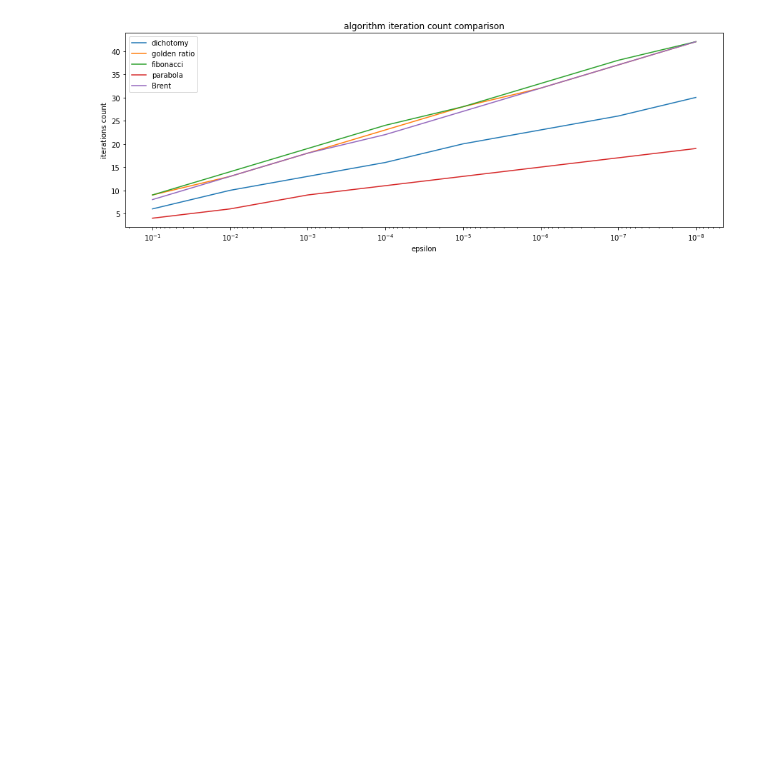
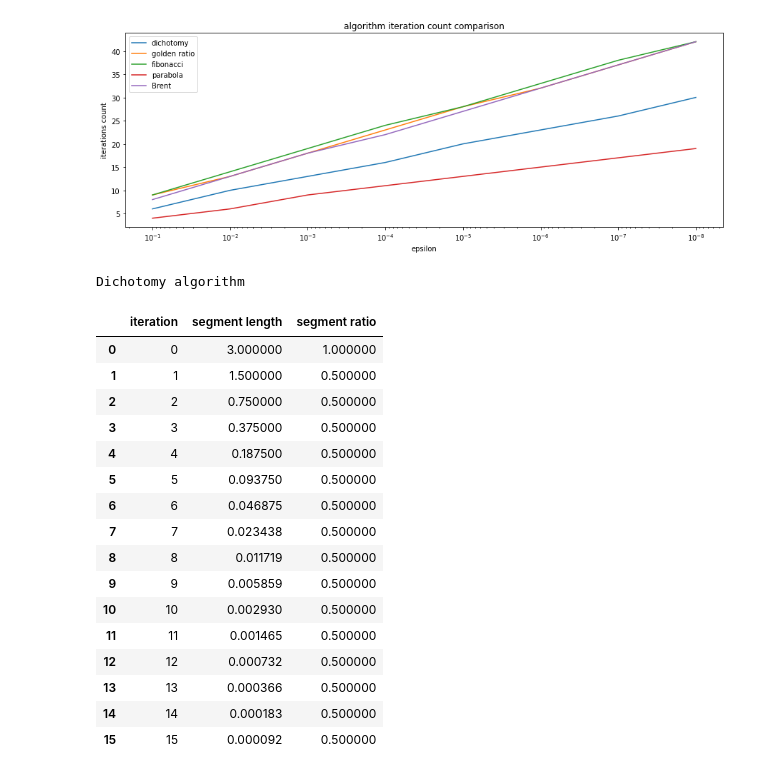
Before and after one commit to Ar4eR-ValerA/AppliedMath.IIISem, a Jupyter notebook: Lab1/graphs_and_tables.ipynb, the cells around one changed output. Cells and saved outputs as stored; diff of their text form; code cells hidden in the pictures; blank space fills up the shorter version.

Commit message:
feat: add tables and minor changes fibonacci

```diff
--- a/Lab1/graphs_and_tables.ipynb
+++ b/Lab1/graphs_and_tables.ipynb
@@ -179,3 +179,58 @@ ax2.legend(["dichotomy", "golden ratio", "fibonacci", "parabola", "Brent"])
 <matplotlib.legend.Legend at 0x...>
 [figure]
 [figure]
+# %%
+def build_table(algo, function, a, b, eps):
+    cur = 0
+    iter = []
+    length = []
+    ratio = []
+    prev_len = b - a
+
+    ans, calls, segments = algo(function, a, b, eps)
+
+    for a, b in segments:
+        iter.append(cur)
+        length.append(b - a)
+        ratio.append((b - a) / prev_len)
+        prev_len = b - a
+        cur += 1
+
+
+    data = {"iteration": iter,
+            "segment length": length,
+            "segment ratio": ratio}
+
+    df = pd.DataFrame(data)
+
+    return df
+# %%
+eps = 1e-4
+
+df = build_table(dichotomy_algorithm.find_min, function, a, b, eps)
+df.style.set_caption("Dichotomy algorithm").set_table_styles([{
+    'selector': 'caption',
+    'props': [
+        ('color', 'black'),
+        ('font-size', '16px')
+    ]
+}])
+# %% [output]
+Dichotomy algorithm
+|  | iteration | segment length | segment ratio |
+| 0 | 0 | 3.000000 | 1.000000 |
+| 1 | 1 | 1.500000 | 0.500000 |
+| 2 | 2 | 0.750000 | 0.500000 |
+| 3 | 3 | 0.375000 | 0.500000 |
+| 4 | 4 | 0.187500 | 0.500000 |
+| 5 | 5 | 0.093750 | 0.500000 |
+| 6 | 6 | 0.046875 | 0.500000 |
+| 7 | 7 | 0.023438 | 0.500000 |
+| 8 | 8 | 0.011719 | 0.500000 |
+| 9 | 9 | 0.005859 | 0.500000 |
+| 10 | 10 | 0.002930 | 0.500000 |
+| 11 | 11 | 0.001465 | 0.500000 |
+| 12 | 12 | 0.000732 | 0.500000 |
+| 13 | 13 | 0.000366 | 0.500000 |
+| 14 | 14 | 0.000183 | 0.500000 |
+| 15 | 15 | 0.000092 | 0.500000 |
```
Also changed, not shown: parts of 4 cells of this notebook, 2 other files.
